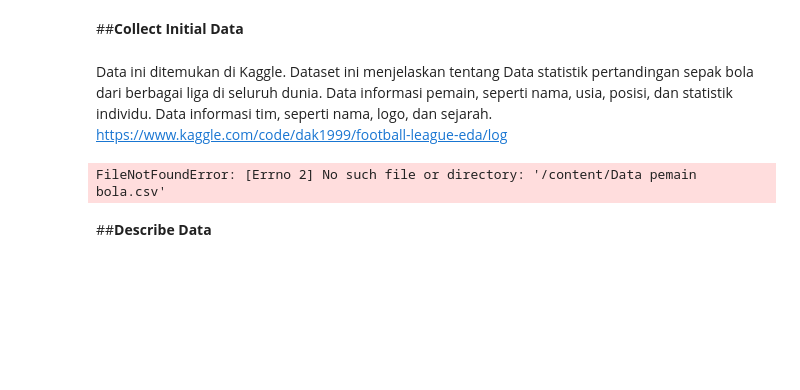
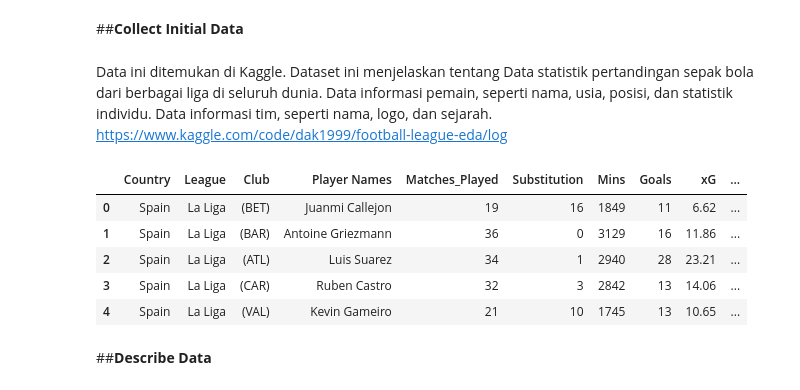
Before and after one commit to LeoDRoger/DATASET_PEMAINBOLA, a Jupyter notebook: Muhammad_Akmal_Falah_091.ipynb, the cells around one changed output. Drawn from its saved outputs; the diff is of its cells as text; code cells hidden in the pictures; blank space fills up the shorter version.

```diff
--- a/Muhammad_Akmal_Falah_091.ipynb
+++ b/Muhammad_Akmal_Falah_091.ipynb
@@ -49,10 +49,15 @@ Data informasi pemain, seperti nama, usia, posisi, dan statistik individu.
 Data informasi tim, seperti nama, logo, dan sejarah.
 https://www.kaggle.com/code/dak1999/football-league-eda/log
 # %%
-df=pd.read_csv("")
+df=pd.read_csv("/content/Data (1).csv")
 df.head()
 # %% [output]
-FileNotFoundError: [Errno 2] No such file or directory: '/content/Data pemain bola.csv'
+|  | Country | League | Club | Player Names | Matches_Played | Substitution | Mins | Goals | xG | ... |
+| 0 | Spain | La Liga | (BET) | Juanmi Callejon | 19 | 16 | 1849 | 11 | 6.62 | ... |
+| 1 | Spain | La Liga | (BAR) | Antoine Griezmann | 36 | 0 | 3129 | 16 | 11.86 | ... |
+| 2 | Spain | La Liga | (ATL) | Luis Suarez | 34 | 1 | 2940 | 28 | 23.21 | ... |
+| 3 | Spain | La Liga | (CAR) | Ruben Castro | 32 | 3 | 2842 | 13 | 14.06 | ... |
+| 4 | Spain | La Liga | (VAL) | Kevin Gameiro | 21 | 10 | 1745 | 13 | 10.65 | ... |
 # %% [markdown]
 ##**Describe Data**
 # %% [markdown]
```
Also changed, not shown: parts of 26 cells of this notebook.
